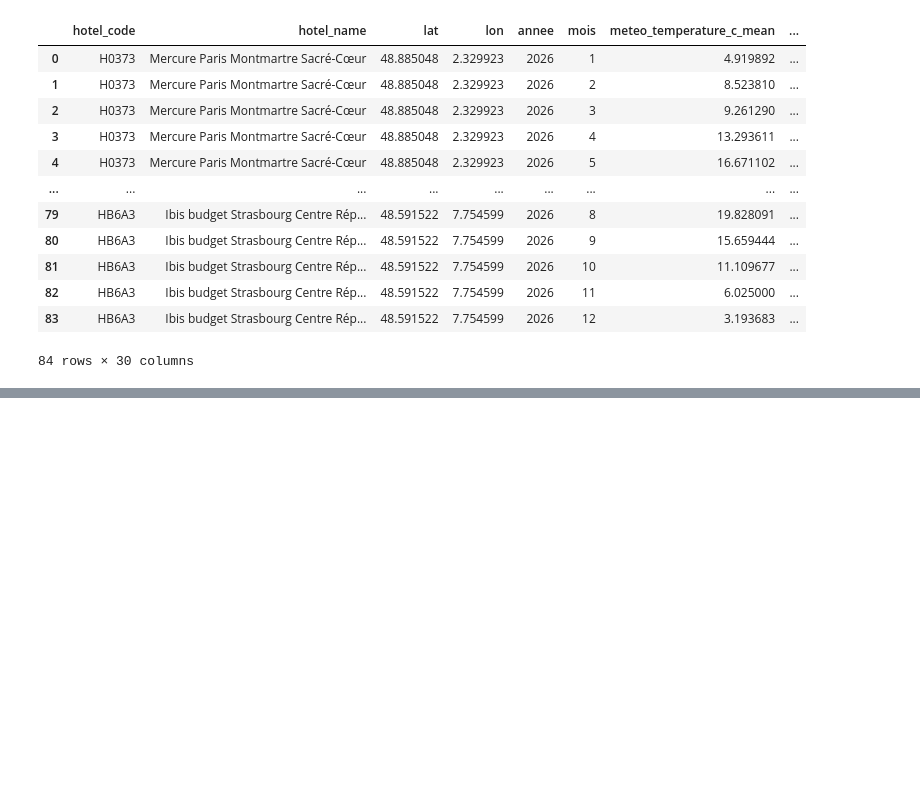
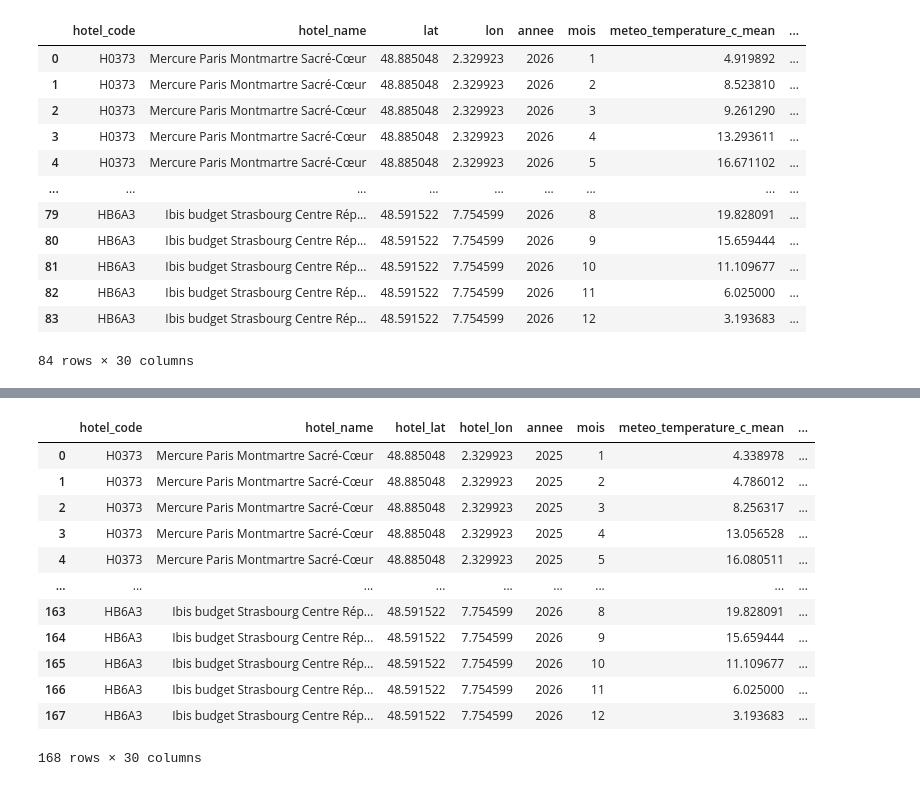
Before and after one commit to klaghmari-github/hotels, a Jupyter notebook: prepare/MeteoPrep/Explore/explore.ipynb, the cells around one changed output, grey strips where cells are left out. Cells and saved outputs as stored; diff of their text form; code cells hidden in the pictures; blank space fills up the shorter version.

```diff
--- a/prepare/MeteoPrep/Explore/explore.ipynb
+++ b/prepare/MeteoPrep/Explore/explore.ipynb
@@ -451,10 +451,16 @@ meteo_final
 | 83 | HB6A3 | Ibis budget Strasbourg Centre Rép... | 48.591522 | 7.754599 | 2026 | 12 | 3.193683 | ... |
 84 rows × 30 columns
 # %%
+from meteo_prep.weather import MonthlyWeather
+
+years = [2025,2026]
+
 meteo_final = MonthlyWeather.compute_meteo_final(
-    geo,
+    geo = hotels,
     years=years,
     lat_col="hotel_lat",
     lon_col="hotel_lon",
     id_cols=("hotel_code", "hotel_name"),
 )
+
+meteo_final.to_excel(OUTPUT_DIR / "hotel_weather_data.xlsx", index=False)
@@ -461,2 +469,16 @@ meteo_final = MonthlyWeather.compute_meteo_final(
 # %%
-years
+meteo_final
+# %% [output]
+|  | hotel_code | hotel_name | hotel_lat | hotel_lon | annee | mois | meteo_temperature_c_mean | ... |
+| 0 | H0373 | Mercure Paris Montmartre Sacré-Cœur | 48.885048 | 2.329923 | 2025 | 1 | 4.338978 | ... |
+| 1 | H0373 | Mercure Paris Montmartre Sacré-Cœur | 48.885048 | 2.329923 | 2025 | 2 | 4.786012 | ... |
+| 2 | H0373 | Mercure Paris Montmartre Sacré-Cœur | 48.885048 | 2.329923 | 2025 | 3 | 8.256317 | ... |
+| 3 | H0373 | Mercure Paris Montmartre Sacré-Cœur | 48.885048 | 2.329923 | 2025 | 4 | 13.056528 | ... |
+| 4 | H0373 | Mercure Paris Montmartre Sacré-Cœur | 48.885048 | 2.329923 | 2025 | 5 | 16.080511 | ... |
+| ... | ... | ... | ... | ... | ... | ... | ... | ... |
+| 163 | HB6A3 | Ibis budget Strasbourg Centre Rép... | 48.591522 | 7.754599 | 2026 | 8 | 19.828091 | ... |
+| 164 | HB6A3 | Ibis budget Strasbourg Centre Rép... | 48.591522 | 7.754599 | 2026 | 9 | 15.659444 | ... |
+| 165 | HB6A3 | Ibis budget Strasbourg Centre Rép... | 48.591522 | 7.754599 | 2026 | 10 | 11.109677 | ... |
+| 166 | HB6A3 | Ibis budget Strasbourg Centre Rép... | 48.591522 | 7.754599 | 2026 | 11 | 6.025000 | ... |
+| 167 | HB6A3 | Ibis budget Strasbourg Centre Rép... | 48.591522 | 7.754599 | 2026 | 12 | 3.193683 | ... |
+168 rows × 30 columns
```
Also changed, not shown: parts of 2 cells of this notebook, 4 other files.
